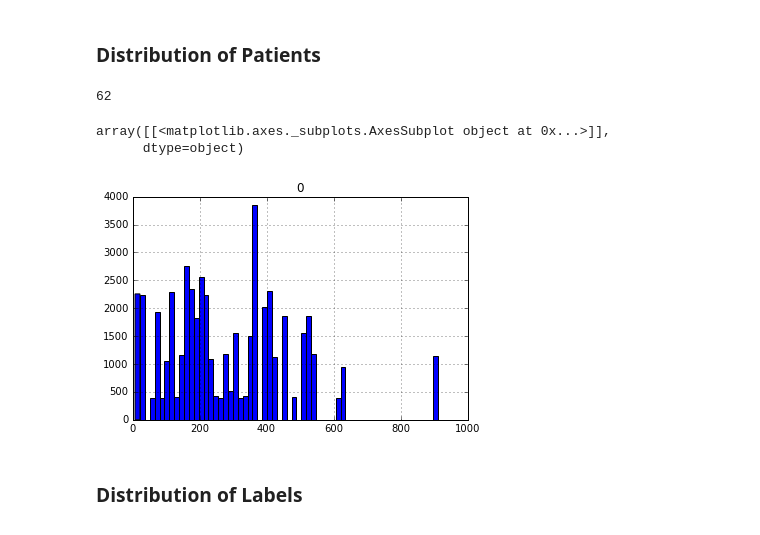
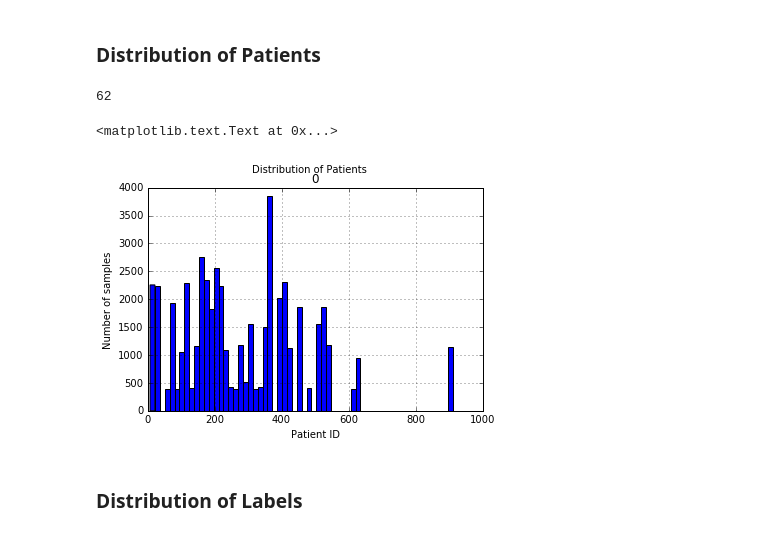
Before and after one commit to kevinyuchiu/Brain-Hemorrhage-Prediction, a Jupyter notebook: Basic_Model.ipynb, the cells around one changed output. Cells and saved outputs as stored; diff of their text form; code cells hidden in the pictures.

```diff
--- a/Basic_Model.ipynb
+++ b/Basic_Model.ipynb
@@ -23,11 +35,13 @@ data.head()
 ### Distribution of Patients
 # %%
 print(len(set(data[0])))
-pd.DataFrame.hist(data,column = 0,bins = 62 )
+pd.DataFrame.hist(data,column = 0,bins = 62)
+pl.suptitle("Distribution of Patients")
+pl.xlabel("Patient ID")
+pl.ylabel("Number of samples")
 # %% [output]
 62
-array([[<matplotlib.axes._subplots.AxesSubplot object at 0x...>]],
-      dtype=object)
+<matplotlib.text.Text at 0x...>
-[figure, old version]
+[figure, new version]
 # %% [markdown]
 ### Distribution of Labels
```
Also changed, not shown: parts of 14 cells of this notebook, 5 other files.
